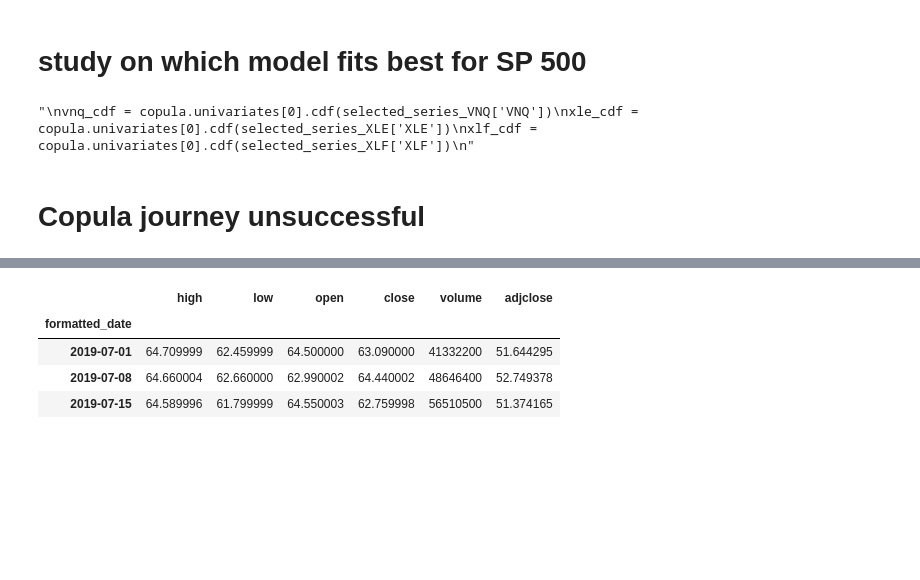
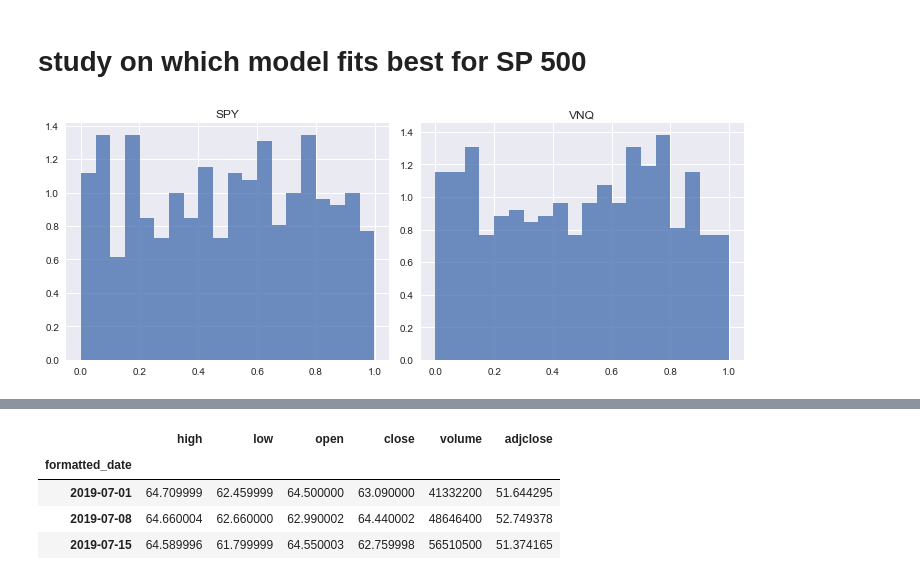
Before and after one commit to krishxx/wqumscfin, a Jupyter notebook: src/MScFE_Capstone.ipynb, the cells around one changed output, grey strips where cells are left out. Cells and saved outputs as stored; diff of their text form; code cells hidden in the pictures; blank space fills up the shorter version.

```diff
--- a/src/MScFE_Capstone.ipynb
+++ b/src/MScFE_Capstone.ipynb
@@ -673,16 +676,13 @@ from copulas.multivariate import VineCopula
 # %%
 # Model Gaussian Copula
 copula = GaussianMultivariate()
-copula.fit(selected_series_VNQ['VNQ'])
-# Transforming the columns to the best available distn by Copula
-vnq_cdf = copula.univariates[0].cdf(selected_series_VNQ['VNQ'])
+combined_rets_df = combined_rets_df.dropna()
+copula.fit(combined_rets_df)
+
+#Transforming all the columns to best available distribution by capula
+spy_c_cdf = copula.univariates[0].cdf(combined_rets_df['SPY'])
+vnq_c_cdf = copula.univariates[1].cdf(combined_rets_df['VNQ'])
+
+side_by_side(hist_1d, {'SPY': spy_c_cdf, 'VNQ': vnq_c_cdf})
+# %% [output]
+[figure, added]
-# %%
-'''
-vnq_cdf = copula.univariates[0].cdf(selected_series_VNQ['VNQ'])
-xle_cdf = copula.univariates[0].cdf(selected_series_XLE['XLE'])
-xlf_cdf = copula.univariates[0].cdf(selected_series_XLF['XLF'])
-'''
-# %% [output]
-"\nvnq_cdf = copula.univariates[0].cdf(selected_series_VNQ['VNQ'])\nxle_cdf = copula.univariates[0].cdf(selected_series_XLE['XLE'])\nxlf_cdf = copula.univariates[0].cdf(selected_series_XLF['XLF'])\n"
-# %% [markdown]
-# Copula journey unsuccessful
```
Also changed, not shown: parts of 42 cells of this notebook.
